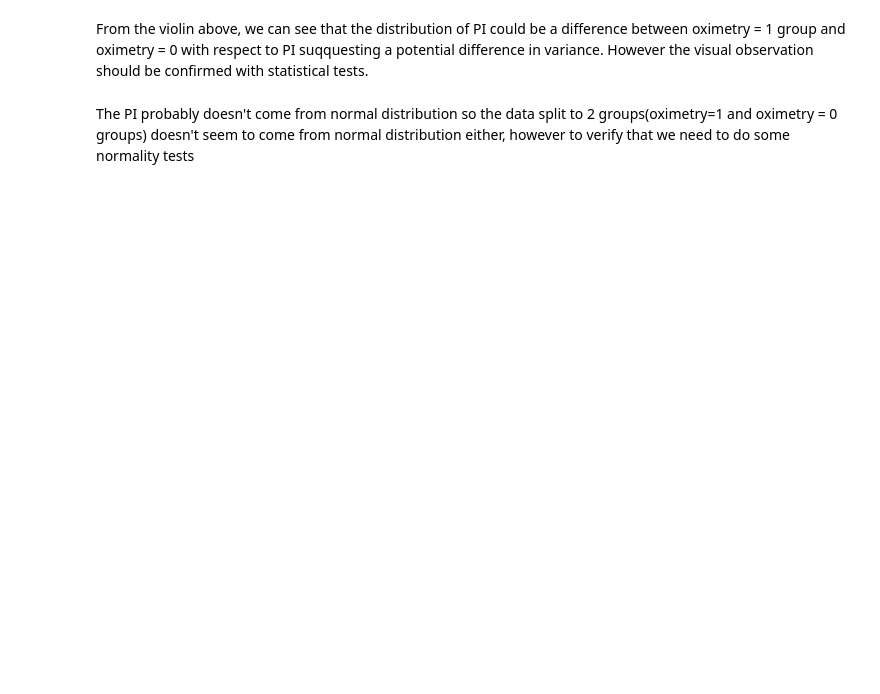
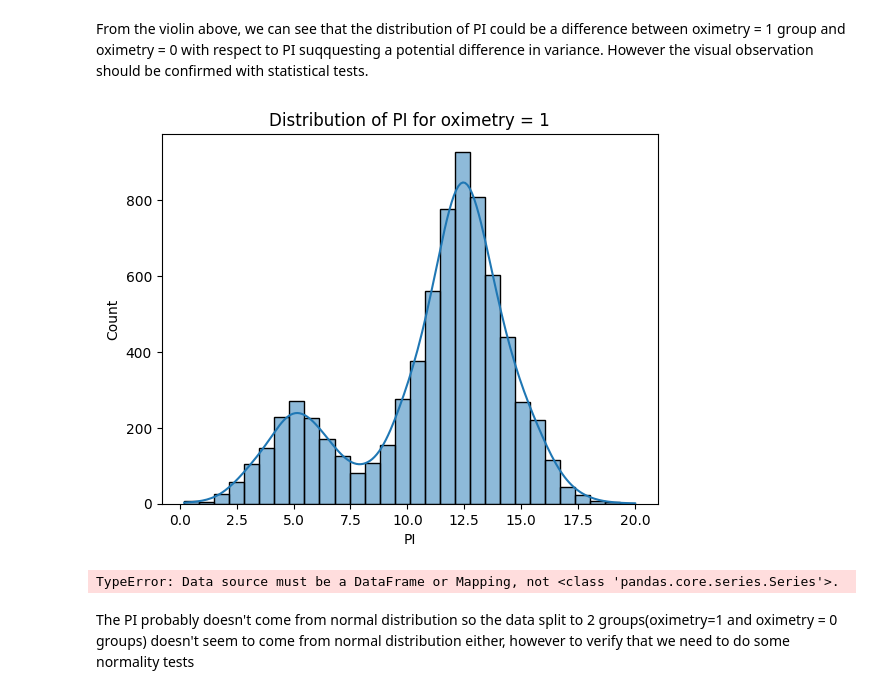
Before and after one commit to Michzru/Critical-oxygen-saturation-estimation, a Jupyter notebook: phase_1.ipynb, the cells around one changed output. Drawn from its saved outputs; the diff is of its cells as text; code cells hidden in the pictures; blank space fills up the shorter version.

```diff
--- a/phase_1.ipynb
+++ b/phase_1.ipynb
@@ -1094,10 +1503,20 @@ sns.violinplot(x="oximetry", y="PI", data=hpc1)
 # %% [markdown]
 From the violin above, we can see that the distribution of PI could be a difference between oximetry = 1 group and oximetry = 0 with respect to PI suqquesting a potential difference in variance. However the visual observation should be confirmed with statistical tests.
 # %%
-hpc1_ox1 = hpc1.loc[hpc1['oximetry'] == 1, ['oximetry', 'PI']]
-sns.histplot(data=hpc1_ox1, x='PI')
+hpc1_ox1 = hpc1.loc[hpc1['oximetry'] == 1, 'PI']
+sns.histplot(hpc1_ox1, bins=30, kde=True)
+plt.title("Distribution of PI for oximetry = 1")
+plt.xlabel("PI")
+plt.show()
+# %% [output]
+[figure, added]
 # %%
-hpc1_ox0 = hpc1.loc[hpc1['oximetry'] == 0, ['oximetry', 'PI']]
-sns.histplot(data=hpc1_ox1, x='PI')
+hpc1_ox0 = hpc1.loc[hpc1['oximetry'] == 0, 'PI']
+sns.histplot(hpc1_ox1, bins=30, kde=True)
+plt.title("Distribution of PI for oximetry = 1")
+plt.xlabel("PI")
+plt.show()
+# %% [output]
+TypeError: Data source must be a DataFrame or Mapping, not <class 'pandas.core.series.Series'>.
 # %% [markdown]
 The PI probably doesn't come from normal distribution so the data split to 2 groups(oximetry=1 and oximetry = 0 groups) doesn't seem to come from normal distribution either, however to verify that we need to do some normality tests
```
Also changed, not shown: parts of 59 cells of this notebook.
